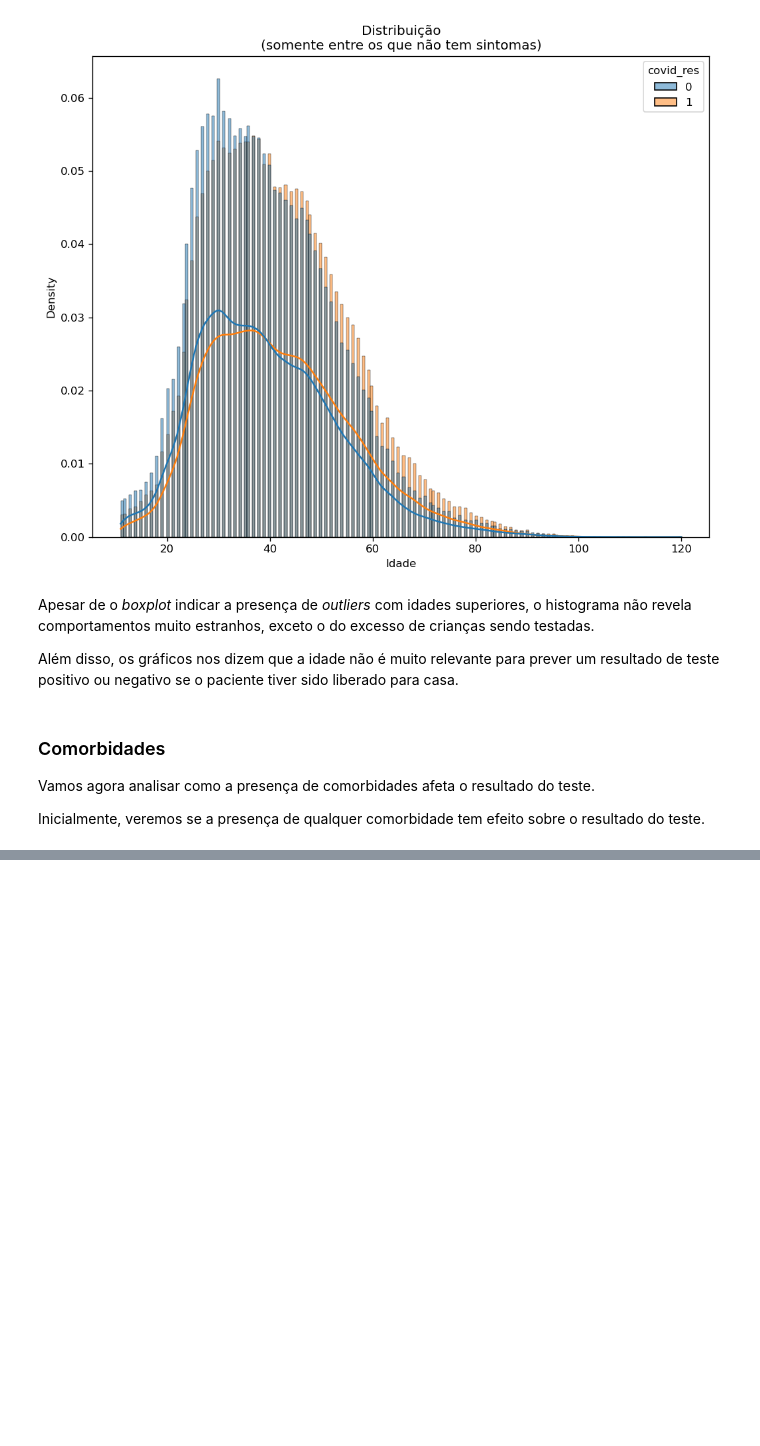
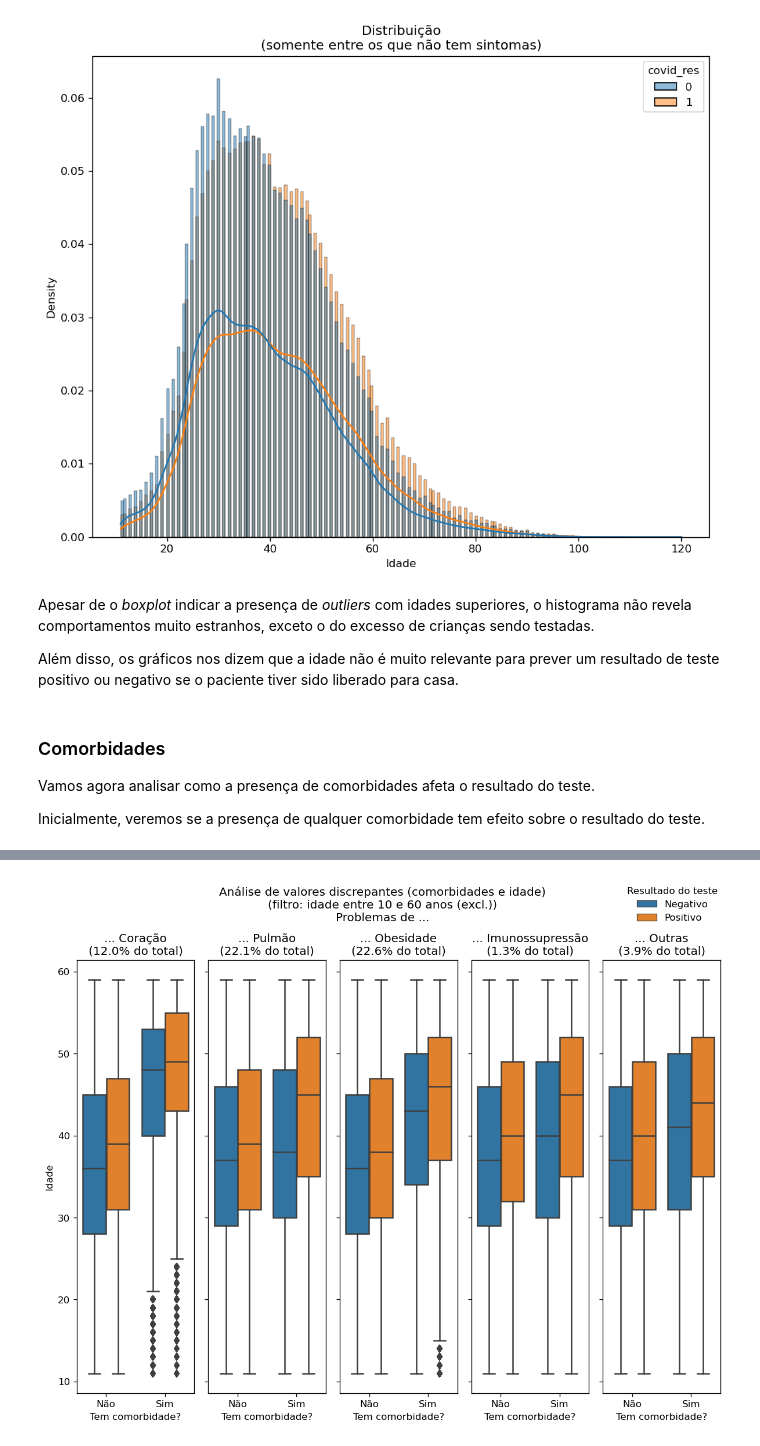
Before and after one commit to flimao/modelos-covid, a Jupyter notebook: notebooks_exploration/2-eda.ipynb, the cells around one changed output, grey strips where cells are left out. Saved outputs shown, nothing was run; the diff lists cells and outputs as text; code cells hidden in the pictures; blank space fills up the shorter version.

```diff
--- a/notebooks_exploration/2-eda.ipynb
+++ b/notebooks_exploration/2-eda.ipynb
@@ -514,6 +512,0 @@ figs['adulto'] = plot_box_comorbs(conf_dict = comorbs, df = comorbs_df[e_adulto]
-# %%
-figs['idoso'] = plot_box_comorbs(conf_dict = comorbs, df = comorbs_df[e_idoso], nome_filtro = 'idade maior que 60 anos (incl.)')
-# %%
-figs['muito_idoso'] = plot_box_comorbs(conf_dict = comorbs, df = comorbs_df[e_muito_idoso], nome_filtro = 'idade maior que 80 anos (incl.)')
-# %%
-figs['todos'] = plot_box_comorbs(conf_dict = comorbs, df = comorbs_df)
@@ -525,0 +671,7 @@ Dos *boxplots* acima, depreende-se que:
+# %%
+figs['crianca'] = plot_box_comorbs(
+    conf_dict = comorbs,
+    data_df = comorbs_df[e_crianca],
+    nome_filtro = 'idade menor que 10 anos (incl.)',
+    eixox = 'comorb'
+)
@@ -525,0 +697,8 @@ Dos *boxplots* acima, depreende-se que:
+# %%
+figs['adulto'] = plot_box_comorbs(
+    conf_dict = comorbs,
+    data_df = comorbs_df[e_adulto],
+    nome_filtro = 'idade entre 10 e 60 anos (excl.)'
+)
+# %% [output]
+[figure, added]
```
Also changed, not shown: parts of 62 cells of this notebook.
